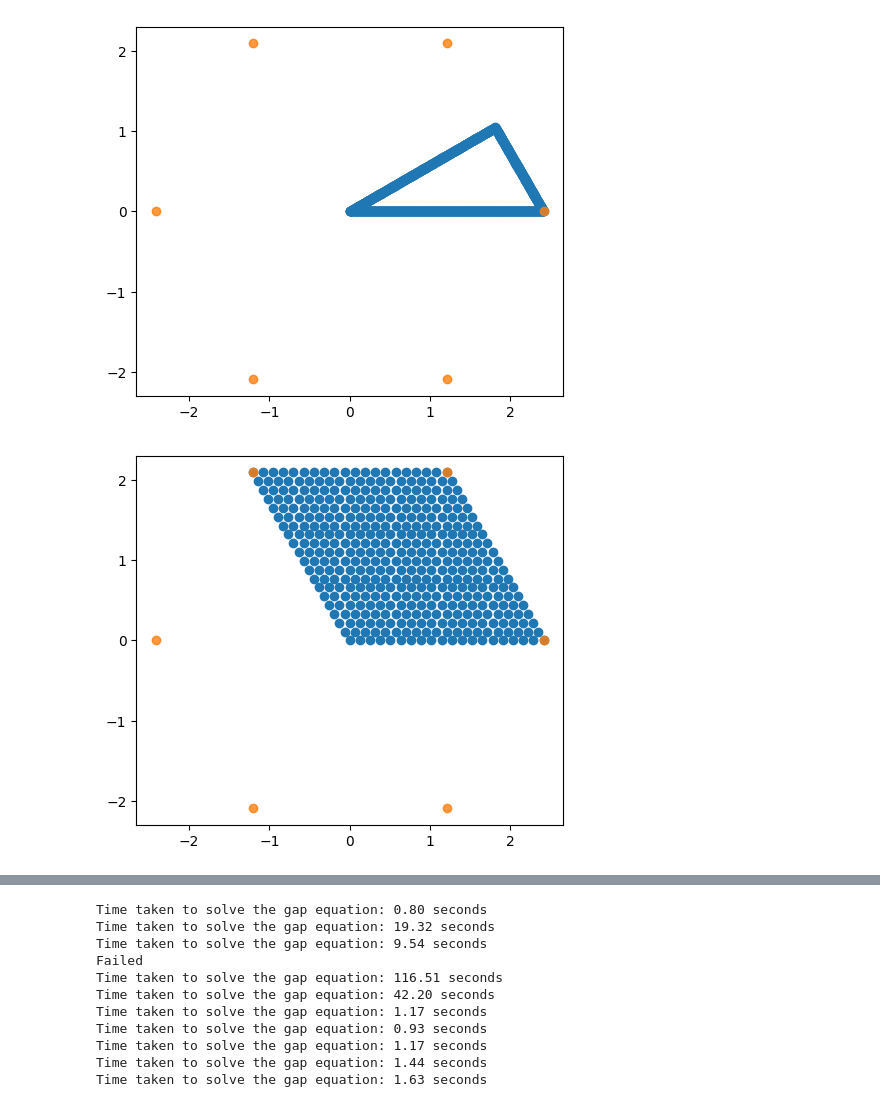
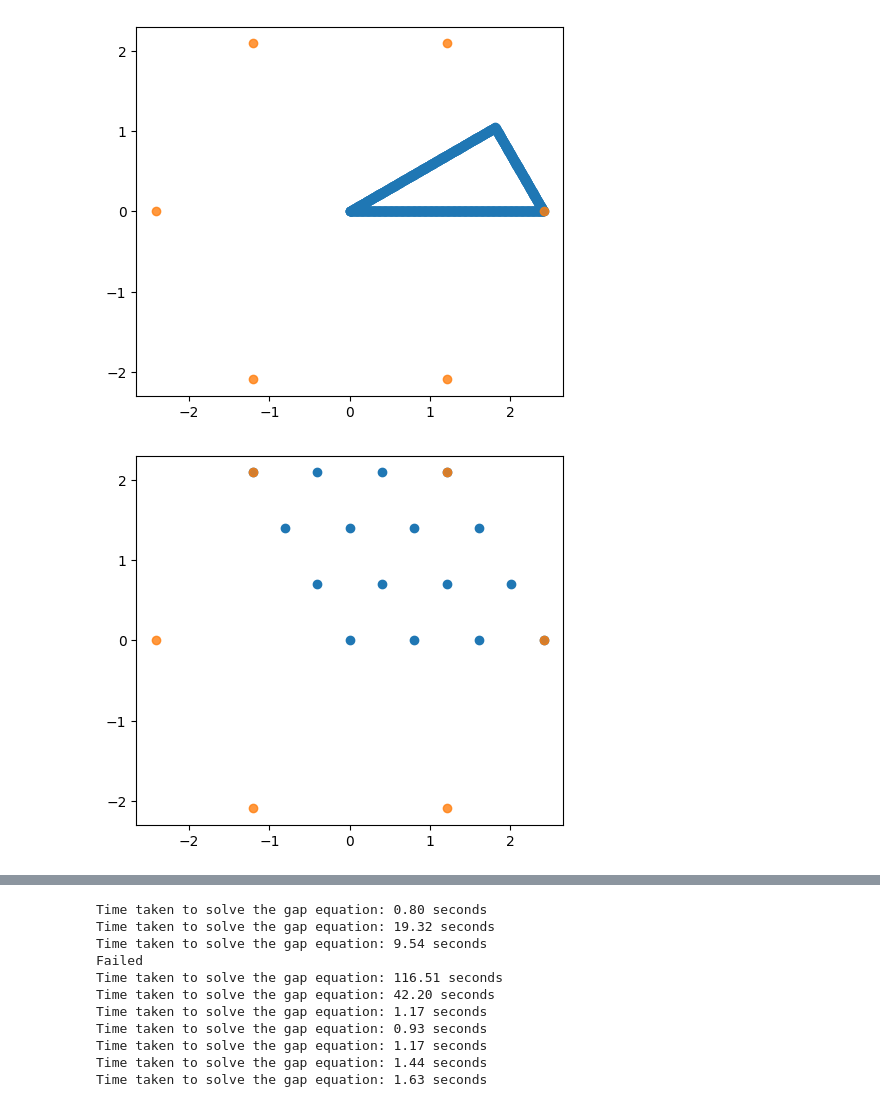
Before and after one commit to Ruberhauptmann/quant-met, a Jupyter notebook: plot_BCS_graphene.ipynb, the cells around one changed output, grey strips where cells are left out. Drawn from its saved outputs; the diff is of its cells as text; code cells hidden in the pictures.

```diff
--- a/plot_BCS_graphene.ipynb
+++ b/plot_BCS_graphene.ipynb
@@ -16,21 +16,29 @@ print(bz_area)
 # %% [output]
 2.5980762113533156
 # %%
-whole_path, whole_path_plot, ticks, labels = plotting.generate_bz_path(lattice_constant)
+lattice_constant = np.sqrt(3)
 
 all_K_points = 4 * np.pi / (3 * lattice_constant) * np.array([
     (np.sin(i * np.pi / 6), np.cos(i * np.pi / 6)) for i in [1, 3, 5, 7, 9, 11]]
 )
 
-BZ_path_plot = plotting.plot_into_bz(all_K_points, whole_path)
+Gamma = np.array([0, 0])
+M = np.pi / lattice_constant * np.array([1, 1 / np.sqrt(3)])
+K = 4 * np.pi / (3 * lattice_constant) * np.array([1, 0])
+
+points = [(M, 'M'), (Gamma, r'\Gamma'), (all_K_points[1], 'K')]
+
+band_path, band_path_plot, ticks, labels = plotting.generate_bz_path(points, number_of_points=1000)
+
+BZ_path_plot = plotting.plot_into_bz(all_K_points, band_path)
 # %% [output]
 [figure]
 # %%
-BZ_grid = graphene.generate_k_space_grid(20, 20, all_K_points[1], all_K_points[5])
+BZ_grid = graphene.generate_k_space_grid(4, 4, all_K_points[1], all_K_points[5])
 
 BZ_grid_plot = plotting.plot_into_bz(all_K_points, BZ_grid)
 # %% [output]
-[figure, old version]
+[figure, new version]
 # %%
 import time
 
```
Also changed, not shown: parts of 2 cells of this notebook, 11 other files.
